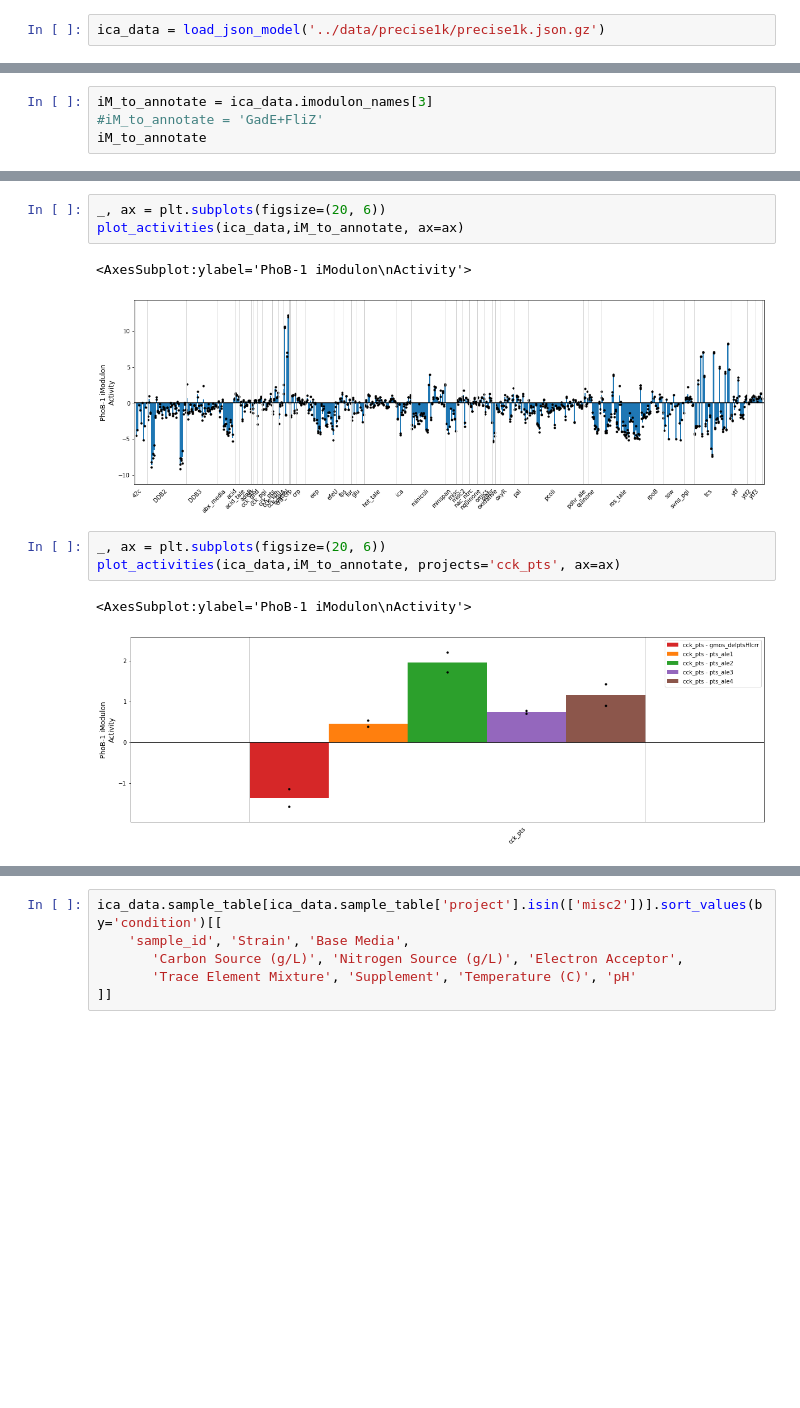
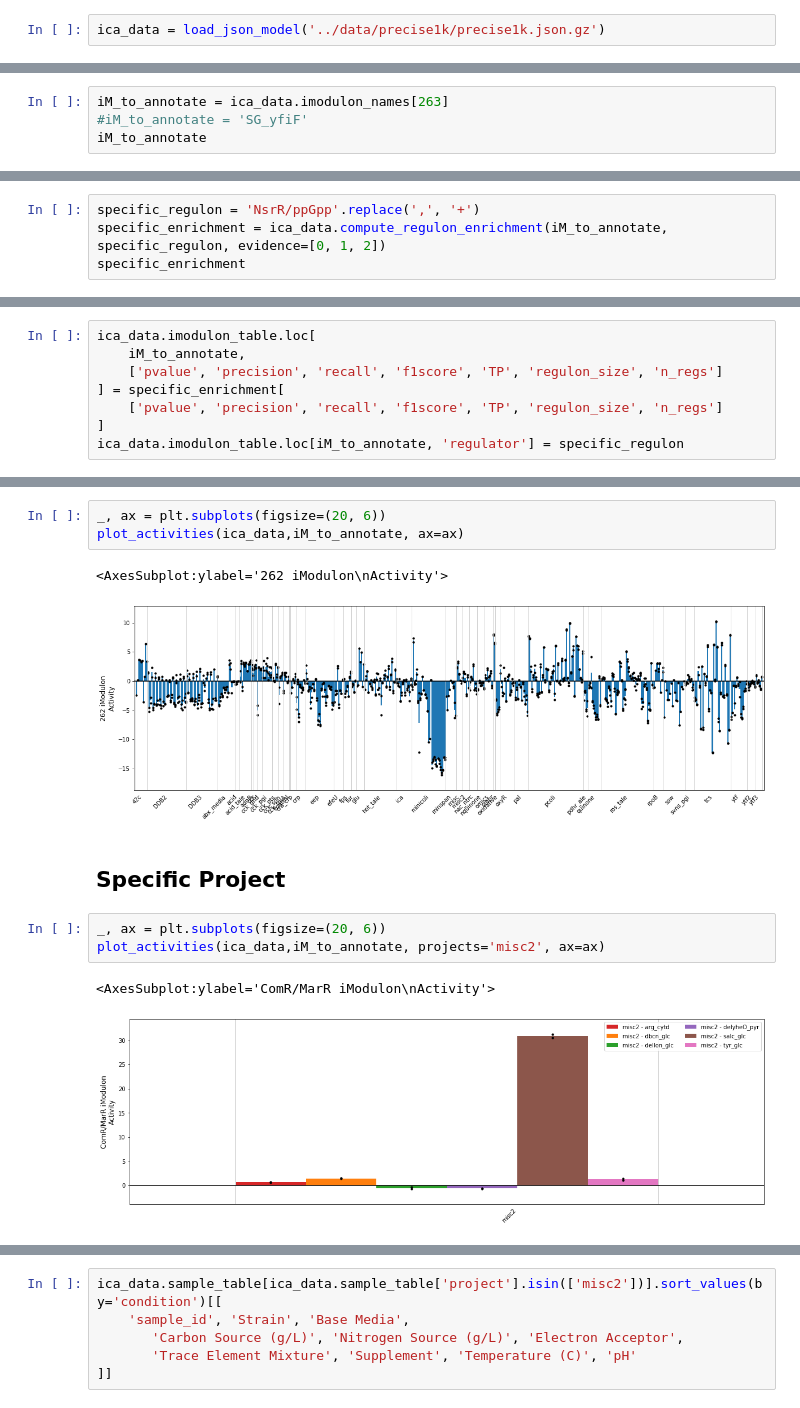
Before and after one commit to SBRG/precise2, a Jupyter notebook: notebooks/4__manual_imodulon_annotation.ipynb, the cells around one changed output, grey strips where cells are left out. Drawn from its saved outputs; the diff is of its cells as text; blank space fills up the shorter version.

```diff
--- a/notebooks/4__manual_imodulon_annotation.ipynb
+++ b/notebooks/4__manual_imodulon_annotation.ipynb
@@ -17,5 +17,5 @@ ica_data = load_json_model('../data/precise1k/precise1k.json.gz')
 # %%
-iM_to_annotate = ica_data.imodulon_names[3]
-#iM_to_annotate = 'GadE+FliZ'
+iM_to_annotate = ica_data.imodulon_names[263]
+#iM_to_annotate = 'SG_yfiF'
 iM_to_annotate
 # %% [output]
@@ -61,0 +93,4 @@ imod_genes.sort_values(by='gene_weight', ascending=False)
+# %%
+specific_regulon = 'NsrR/ppGpp'.replace(',', '+')
+specific_enrichment = ica_data.compute_regulon_enrichment(iM_to_annotate, specific_regulon, evidence=[0, 1, 2])
+specific_enrichment
@@ -61,0 +109,8 @@ imod_genes.sort_values(by='gene_weight', ascending=False)
+# %%
+ica_data.imodulon_table.loc[
+    iM_to_annotate,
+    ['pvalue', 'precision', 'recall', 'f1score', 'TP', 'regulon_size', 'n_regs']
+] = specific_enrichment[
+    ['pvalue', 'precision', 'recall', 'f1score', 'TP', 'regulon_size', 'n_regs']
+]
+ica_data.imodulon_table.loc[iM_to_annotate, 'regulator'] = specific_regulon
@@ -65,11 +127,13 @@ imod_genes.sort_values(by='gene_weight', ascending=False)
 _, ax = plt.subplots(figsize=(20, 6))
 plot_activities(ica_data,iM_to_annotate, ax=ax)
 # %% [output]
-<AxesSubplot:ylabel='PhoB-1 iModulon\nActivity'>
+<AxesSubplot:ylabel='262 iModulon\nActivity'>
-[figure, old version]
+[figure, new version]
+# %% [markdown]
+## Specific Project
 # %%
 _, ax = plt.subplots(figsize=(20, 6))
-plot_activities(ica_data,iM_to_annotate, projects='cck_pts', ax=ax)
+plot_activities(ica_data,iM_to_annotate, projects='misc2', ax=ax)
 # %% [output]
-<AxesSubplot:ylabel='PhoB-1 iModulon\nActivity'>
+<AxesSubplot:ylabel='ComR/MarR iModulon\nActivity'>
-[figure, old version]
+[figure, new version]
```
Also changed, not shown: parts of 49 cells of this notebook, 3 other files.
